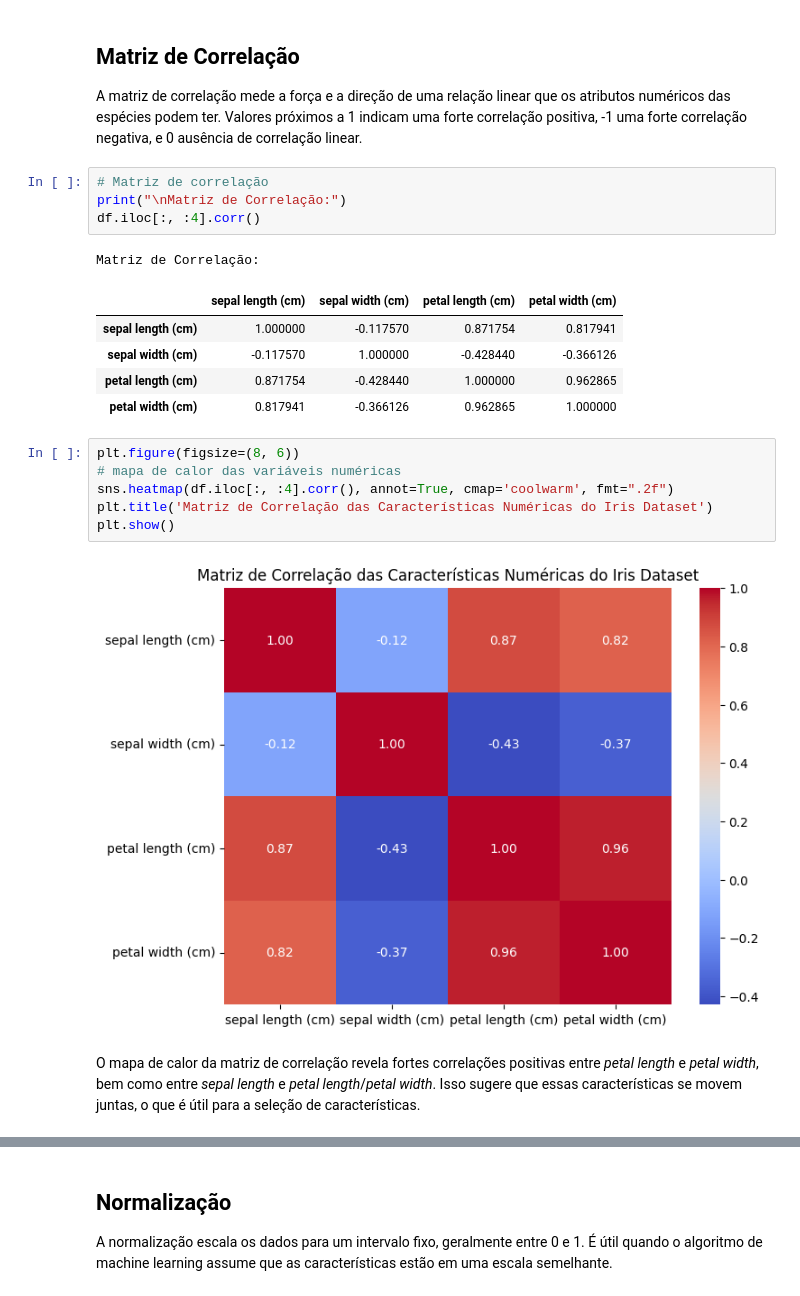
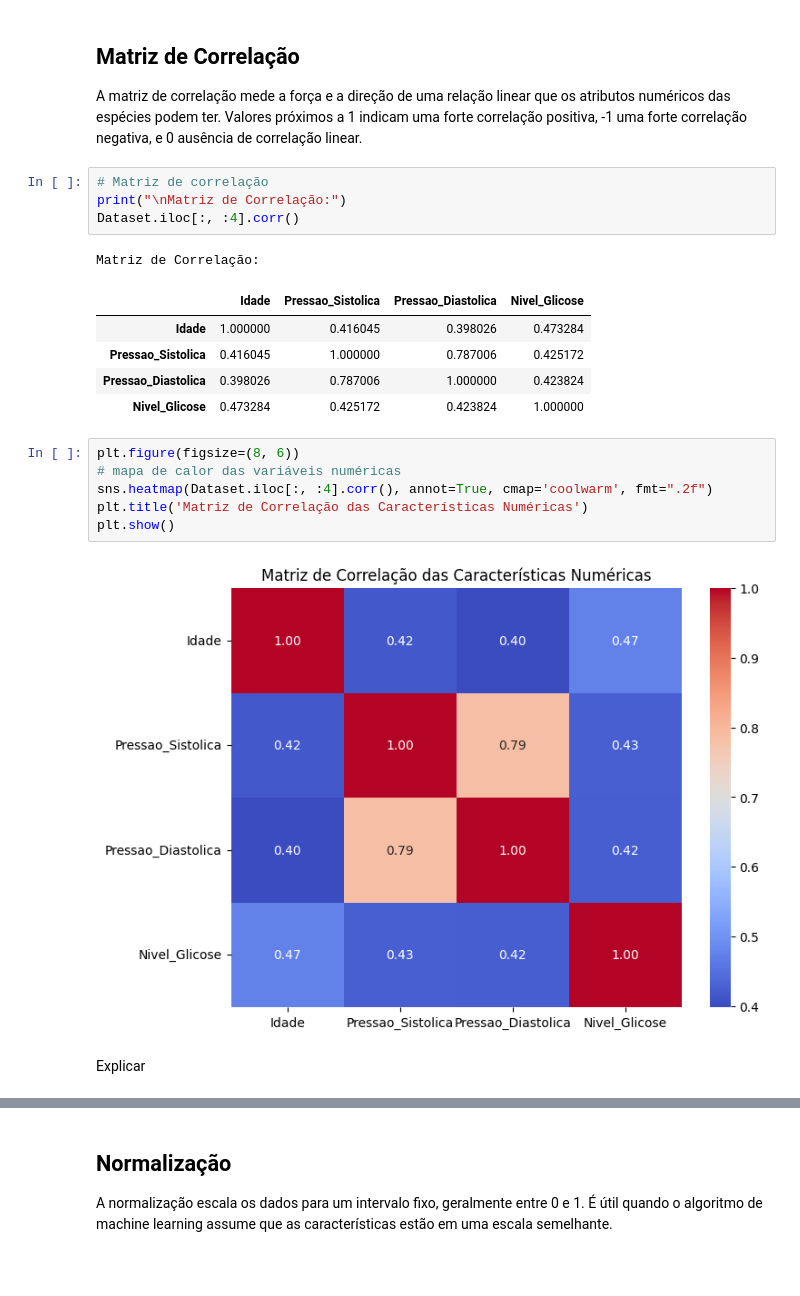
Before and after one commit to AlineFiori/MVP, a Jupyter notebook: Template_Análise_de_Dados_Pregnancy.ipynb, the cells around one changed output, grey strips where cells are left out. Cells and saved outputs as stored; diff of their text form; blank space fills up the shorter version.

```diff
--- a/Template_Análise_de_Dados_Pregnancy.ipynb
+++ b/Template_Análise_de_Dados_Pregnancy.ipynb
@@ -351,24 +351,24 @@ A matriz de correlação mede a força e a direção de uma relação linear que
 # %%
 # Matriz de correlação
 print("\nMatriz de Correlação:")
-df.iloc[:, :4].corr()
+Dataset.iloc[:, :4].corr()
 # %% [output]
 Matriz de Correlação:
-|  | sepal length (cm) | sepal width (cm) | petal length (cm) | petal width (cm) |
-| sepal length (cm) | 1.000000 | -0.117570 | 0.871754 | 0.817941 |
-| sepal width (cm) | -0.117570 | 1.000000 | -0.428440 | -0.366126 |
-| petal length (cm) | 0.871754 | -0.428440 | 1.000000 | 0.962865 |
-| petal width (cm) | 0.817941 | -0.366126 | 0.962865 | 1.000000 |
+|  | Idade | Pressao_Sistolica | Pressao_Diastolica | Nivel_Glicose |
+| Idade | 1.000000 | 0.416045 | 0.398026 | 0.473284 |
+| Pressao_Sistolica | 0.416045 | 1.000000 | 0.787006 | 0.425172 |
+| Pressao_Diastolica | 0.398026 | 0.787006 | 1.000000 | 0.423824 |
+| Nivel_Glicose | 0.473284 | 0.425172 | 0.423824 | 1.000000 |
 # %%
 plt.figure(figsize=(8, 6))
 # mapa de calor das variáveis numéricas
-sns.heatmap(df.iloc[:, :4].corr(), annot=True, cmap='coolwarm', fmt=".2f")
-plt.title('Matriz de Correlação das Características Numéricas do Iris Dataset')
+sns.heatmap(Dataset.iloc[:, :4].corr(), annot=True, cmap='coolwarm', fmt=".2f")
+plt.title('Matriz de Correlação das Características Numéricas')
 plt.show()
 # %% [output]
-[figure, old version]
+[figure, new version]
-# %% [markdown]
-O mapa de calor da matriz de correlação revela fortes correlações positivas entre *petal length* e *petal width*, bem como entre *sepal length* e *petal length*/*petal width*. Isso sugere que essas características se movem juntas, o que é útil para a seleção de características.
+# %% [markdown]
+Explicar
 # %% [markdown]
 # Pré-Processamento de Dados
 
```
Also changed, not shown: parts of 38 cells of this notebook.
